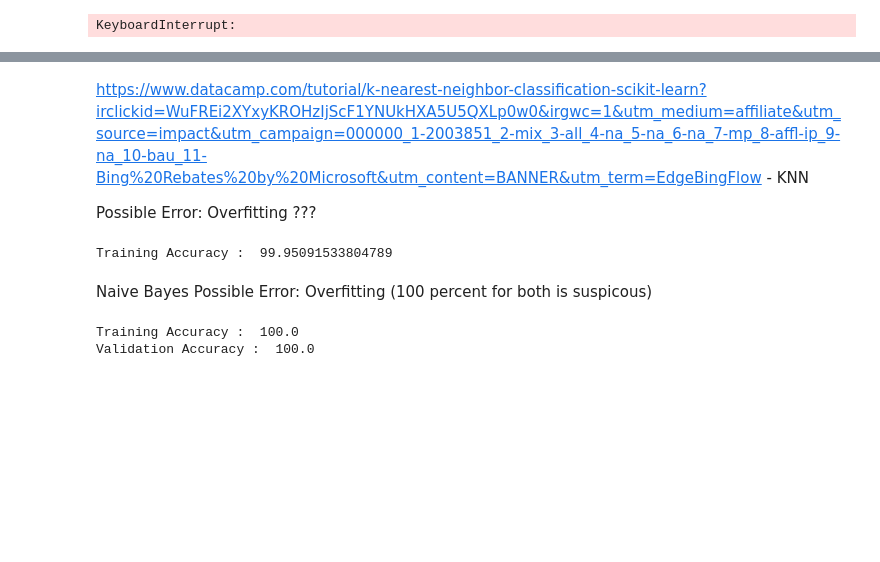
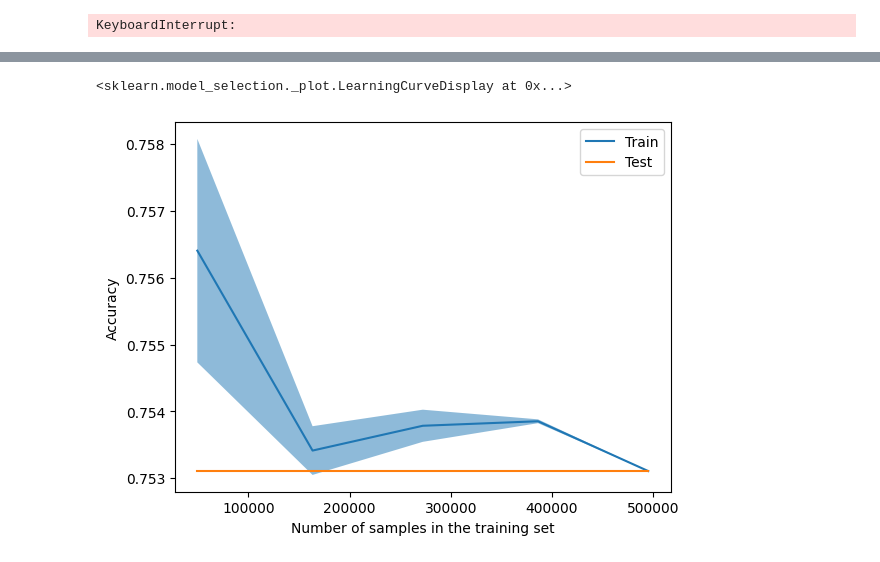
Before and after one commit to CIC-Research/Data-Science-Project, a Jupyter notebook: main.ipynb, the cells around one changed output, grey strips where cells are left out. Saved outputs shown, nothing was run; the diff lists cells and outputs as text; code cells hidden in the pictures; blank space fills up the shorter version.

```diff
--- a/main.ipynb
+++ b/main.ipynb
@@ -167,46 +291,9 @@ Validation Accuracy :  100.0
-# %% [markdown]
-https://www.datacamp.com/tutorial/k-nearest-neighbor-classification-scikit-learn?irclickid=WuFREi2XYxyKROHzIjScF1YNUkHXA5U5QXLp0w0&irgwc=1&utm_medium=affiliate&utm_source=impact&utm_campaign=000000_1-2003851_2-mix_3-all_4-na_5-na_6-na_7-mp_8-affl-ip_9-na_10-bau_11-Bing%20Rebates%20by%20Microsoft&utm_content=BANNER&utm_term=EdgeBingFlow - KNN
-
-Possible Error: Overfitting ???
-# %%
-from sklearn.metrics import confusion_matrix
-from sklearn.neighbors import KNeighborsClassifier
-from sklearn.model_selection import train_test_split
-from sklearn.metrics import accuracy_score
-
-x = Walmart_Data.drop('Product_Category', axis=1)
-y = Walmart_Data['Purchase']
-
-X_train, X_test, y_train, y_test = train_test_split(x, y, test_size=0.2)
-
-knn = KNeighborsClassifier(n_neighbors=50)
-knn.fit(X_train, y_train)
-
-y_pred = knn.predict(X_test)
-acc = accuracy_score(y_test, y_pred)
-print('Training Accuracy : ', acc*100)
-# %% [output]
-Training Accuracy :  99.95091533804789
-# %% [markdown]
-Naive Bayes
-Possible Error: Overfitting (100 percent for both is suspicous)
-# %%
-from sklearn.model_selection import train_test_split
-from sklearn.naive_bayes import GaussianNB
-x = Walmart_Data.drop('Product_Category', axis=1)
-y = Walmart_Data['Purchase']
-
-X_train, X_test, y_train, y_test = train_test_split(x, y, test_size=0.2)
-
-MB = GaussianNB()
-MB.fit(X_train, y_train)
-
-print('Training Accuracy : ',
-      metrics.accuracy_score(y_train,
-                             MB.predict(X_train))*100)
-print('Validation Accuracy : ',
-      metrics.accuracy_score(y_test,
-                             MB.predict(X_test))*100)
-# %% [output]
-Training Accuracy :  100.0
-Validation Accuracy :  100.0
+# %%
+from sklearn.model_selection import LearningCurveDisplay, learning_curve
+
+train_sizes, train_scores, test_scores = learning_curve(estimator=lr, X= x, y= y, cv = 10, train_sizes=[0.1, 0.33, 0.55, 0.78, 1.])
+LC_plt = LearningCurveDisplay(train_sizes = train_sizes, train_scores = train_scores, test_scores = test_scores, score_name='Accuracy')
+LC_plt.plot()
+# %% [output]
+<sklearn.model_selection._plot.LearningCurveDisplay at 0x...>
+[figure, added]
```
Also changed, not shown: parts of 14 cells of this notebook.
